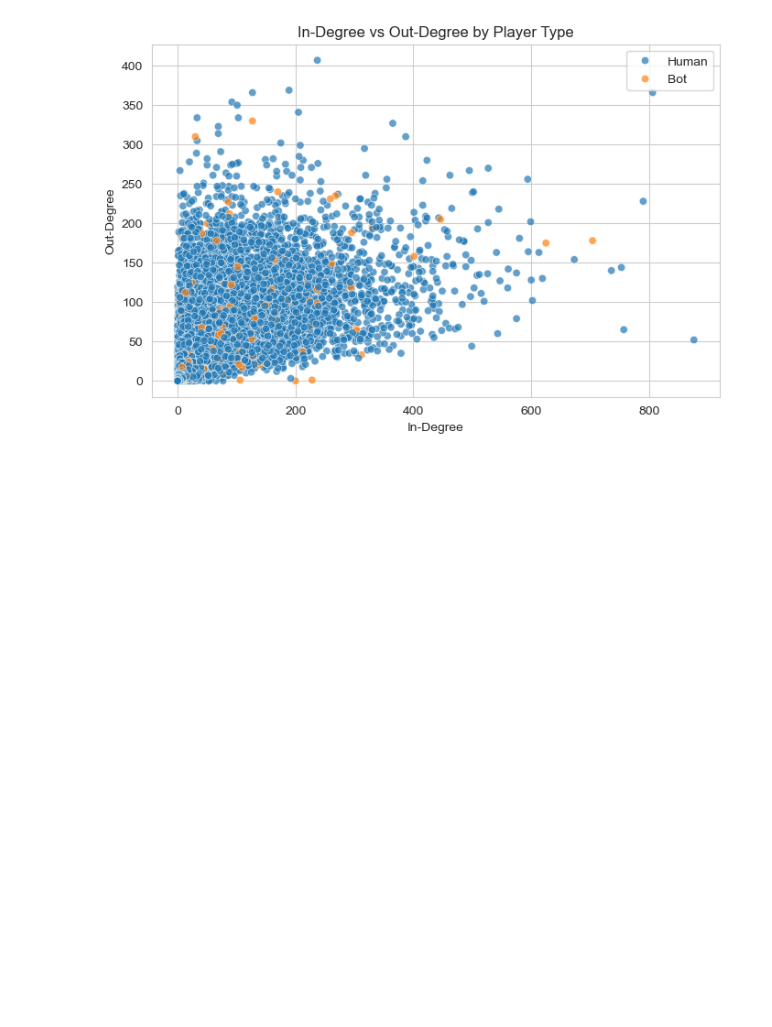
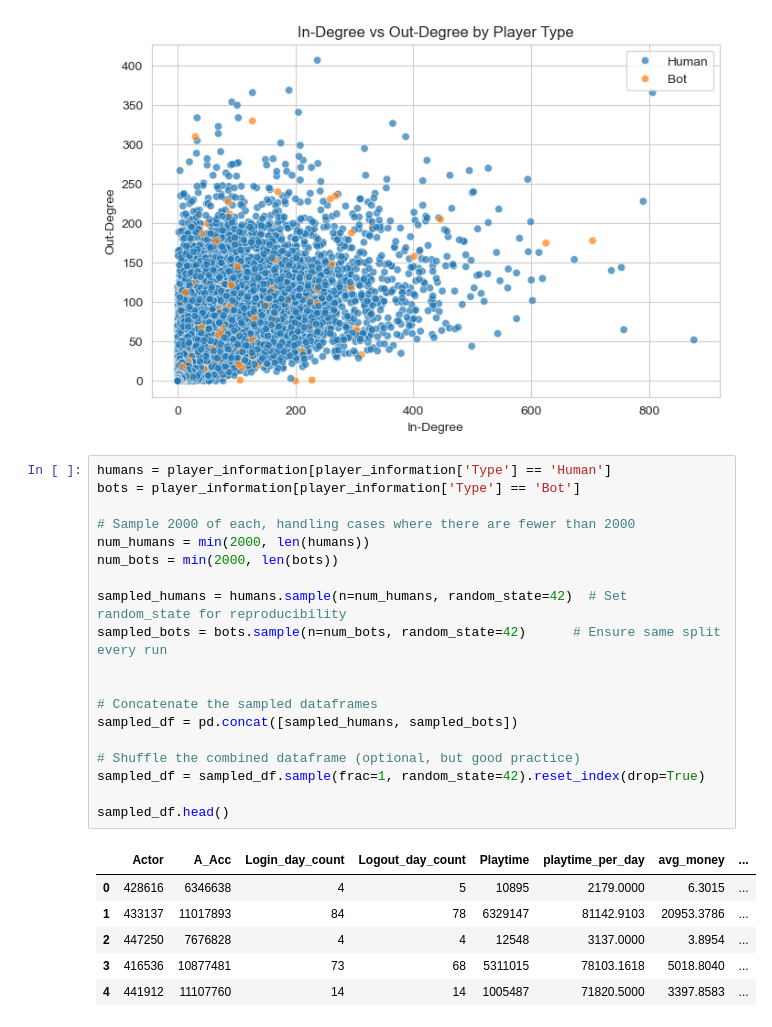
Before and after one commit to Ecuas235/GB_Detection_Framwork, a Jupyter notebook: notebooks/eda.ipynb, the cells around one changed output. Drawn from its saved outputs; the diff is of its cells as text; blank space fills up the shorter version.

```diff
--- a/notebooks/eda.ipynb
+++ b/notebooks/eda.ipynb
@@ -103,3 +114,29 @@ plt.legend()
 plt.show()
 # %% [output]
 [figure]
+# %%
+humans = player_information[player_information['Type'] == 'Human']
+bots = player_information[player_information['Type'] == 'Bot']
+
+# Sample 2000 of each, handling cases where there are fewer than 2000
+num_humans = min(2000, len(humans))
+num_bots = min(2000, len(bots))
+
+sampled_humans = humans.sample(n=num_humans, random_state=42)  # Set random_state for reproducibility
+sampled_bots = bots.sample(n=num_bots, random_state=42)      # Ensure same split every run
+
+
+# Concatenate the sampled dataframes
+sampled_df = pd.concat([sampled_humans, sampled_bots])
+
+# Shuffle the combined dataframe (optional, but good practice)
+sampled_df = sampled_df.sample(frac=1, random_state=42).reset_index(drop=True)
+
+sampled_df.head()
+# %% [output]
+|  | Actor | A_Acc | Login_day_count | Logout_day_count | Playtime | playtime_per_day | avg_money | ... |
+| 0 | 428616 | 6346638 | 4 | 5 | 10895 | 2179.0000 | 6.3015 | ... |
+| 1 | 433137 | 11017893 | 84 | 78 | 6329147 | 81142.9103 | 20953.3786 | ... |
+| 2 | 447250 | 7676828 | 4 | 4 | 12548 | 3137.0000 | 3.8954 | ... |
+| 3 | 416536 | 10877481 | 73 | 68 | 5311015 | 78103.1618 | 5018.8040 | ... |
+| 4 | 441912 | 11107760 | 14 | 14 | 1005487 | 71820.5000 | 3397.8583 | ... |
```
Also changed, not shown: parts of 5 cells of this notebook, 3 other files.
